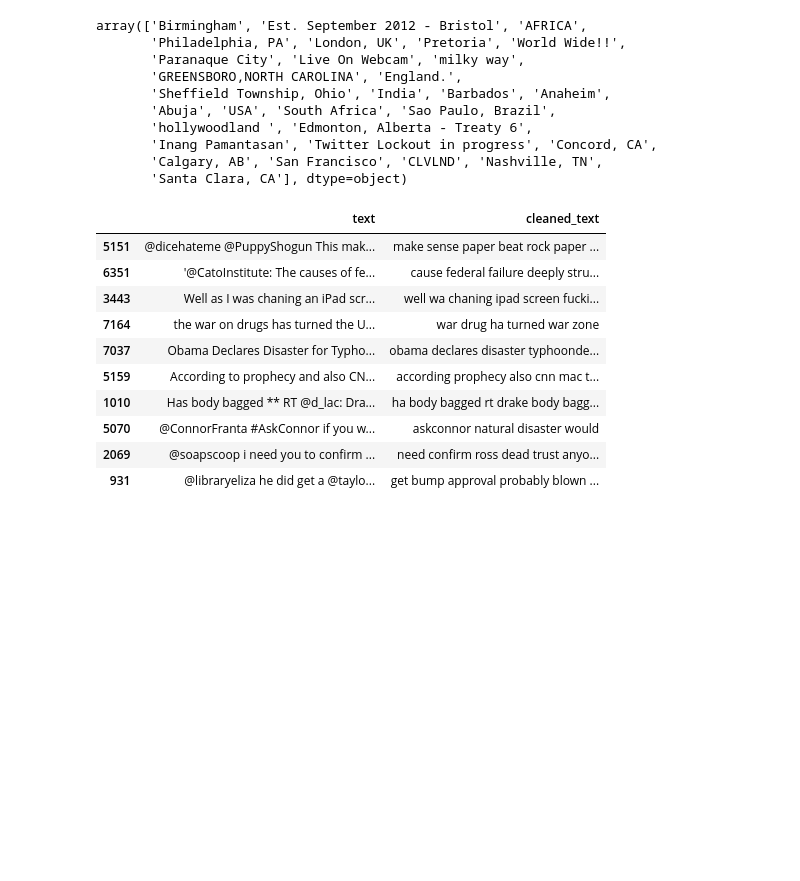
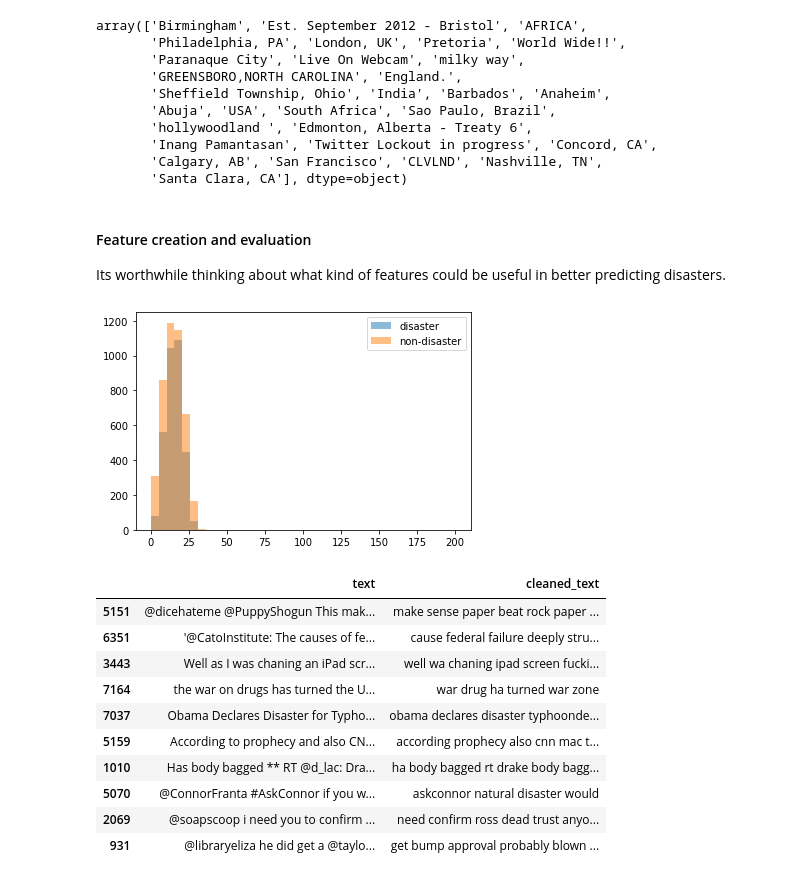
Before and after one commit to yepterence/Project-Cymopolea, a Jupyter notebook: text-processing.ipynb, the cells around one changed output. Cells and saved outputs as stored; diff of their text form; code cells hidden in the pictures; blank space fills up the shorter version.

```diff
--- a/text-processing.ipynb
+++ b/text-processing.ipynb
@@ -106,6 +106,20 @@ array(['Birmingham', 'Est. September 2012 - Bristol', 'AFRICA',
        'Inang Pamantasan', 'Twitter Lockout in progress', 'Concord, CA',
        'Calgary, AB', 'San Francisco', 'CLVLND', 'Nashville, TN',
        'Santa Clara, CA'], dtype=object)
+# %% [markdown]
+#### Feature creation and evaluation
+Its worthwhile thinking about what kind of features could be useful in better predicting disasters.
+# %%
+# Length of text
+raw_['doc_len'] = raw_['text'].apply(lambda x: len(x.split()))
+bins = np.linspace(0, 200, 40)
+raw_['caps_count'] = raw_['text'].apply()
+plt.hist(raw_[raw_['target']==1]['doc_len'], bins, alpha=0.5, label='disaster')
+plt.hist(raw_[raw_['target']==0]['doc_len'], bins, alpha=0.5, label='non-disaster')
+plt.legend(loc='upper right')
+plt.show()
+# %% [output]
+[figure, added]
 # %%
 from nltk.tokenize import punkt
 from nltk import word_tokenize
```
Also changed, not shown: parts of 5 cells of this notebook.
